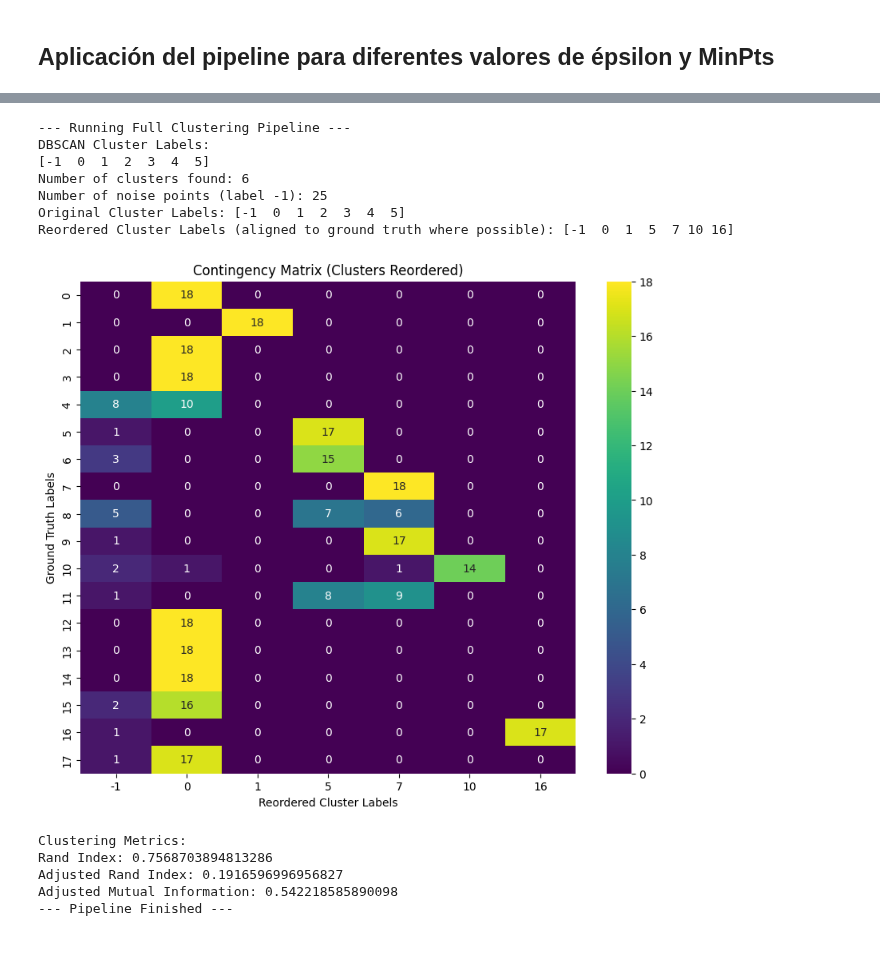
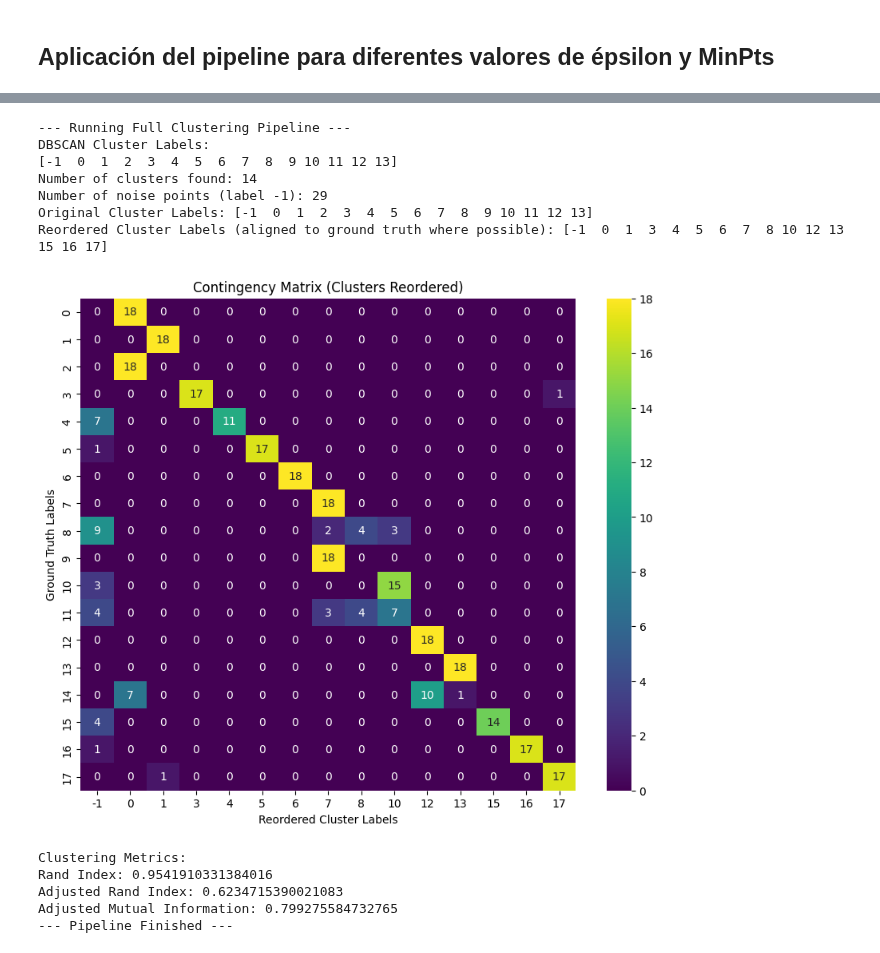
Before and after one commit to eduardozurek/ia, a Jupyter notebook: _005_clustering/02_DBSCAN_WISDM_2026_09_03.ipynb, the cells around one changed output, grey strips where cells are left out. Drawn from its saved outputs; the diff is of its cells as text; code cells hidden in the pictures.

```diff
--- a/_005_clustering/02_DBSCAN_WISDM_2026_09_03.ipynb
+++ b/_005_clustering/02_DBSCAN_WISDM_2026_09_03.ipynb
@@ -158,7 +158,7 @@ xyzmfcc = ['XMFCC0','XMFCC1', 'XMFCC2', 'XMFCC3', 'XMFCC4', 'XMFCC5', 'XMFCC6',
        'ZMFCC10', 'ZMFCC11', 'ZMFCC12']
 xyzcos = ['XYCOS', 'XZCOS', 'YZCOS']
 xyzcor = ['XYCOR','XZCOR', 'YZCOR']
-X1 = df_accel_watch[xyzcos]
+X1 = df_accel_watch[xyzbins]
 X = X1.values
 #X = df_accel_watch[xyzavg + absoldev].values
 # %% [markdown]
@@ -361,24 +409,24 @@ plt.show()
 # %%
 # --- Example Usage of the Pipeline Function ---
 
 # Assuming X, ground_truth, eps_value, and min_samples_value are defined from previous cells
 # For demonstration, using the values determined previously:
-eps_value = 0.24
+eps_value = 0.31
 min_samples_value = 5
 
 # Run the full pipeline
 clusters_result, clusters_reordered_result = run_full_clustering_pipeline(X, ground_truth, eps_value, min_samples_value)
 # %% [output]
 --- Running Full Clustering Pipeline ---
 DBSCAN Cluster Labels:
-[-1  0  1  2  3  4  5]
-Number of clusters found: 6
-Number of noise points (label -1): 25
-Original Cluster Labels: [-1  0  1  2  3  4  5]
-Reordered Cluster Labels (aligned to ground truth where possible): [-1  0  1  5  7 10 16]
+[-1  0  1  2  3  4  5  6  7  8  9 10 11 12 13]
+Number of clusters found: 14
+Number of noise points (label -1): 29
+Original Cluster Labels: [-1  0  1  2  3  4  5  6  7  8  9 10 11 12 13]
+Reordered Cluster Labels (aligned to ground truth where possible): [-1  0  1  3  4  5  6  7  8 10 12 13 15 16 17]
-[figure, old version]
+[figure, new version]
 Clustering Metrics:
-Rand Index: 0.7568703894813286
-Adjusted Rand Index: 0.1916596996956827
-Adjusted Mutual Information: 0.542218585890098
+Rand Index: 0.9541910331384016
+Adjusted Rand Index: 0.6234715390021083
+Adjusted Mutual Information: 0.799275584732765
 --- Pipeline Finished ---
```
Also changed, not shown: parts of 7 cells of this notebook.
